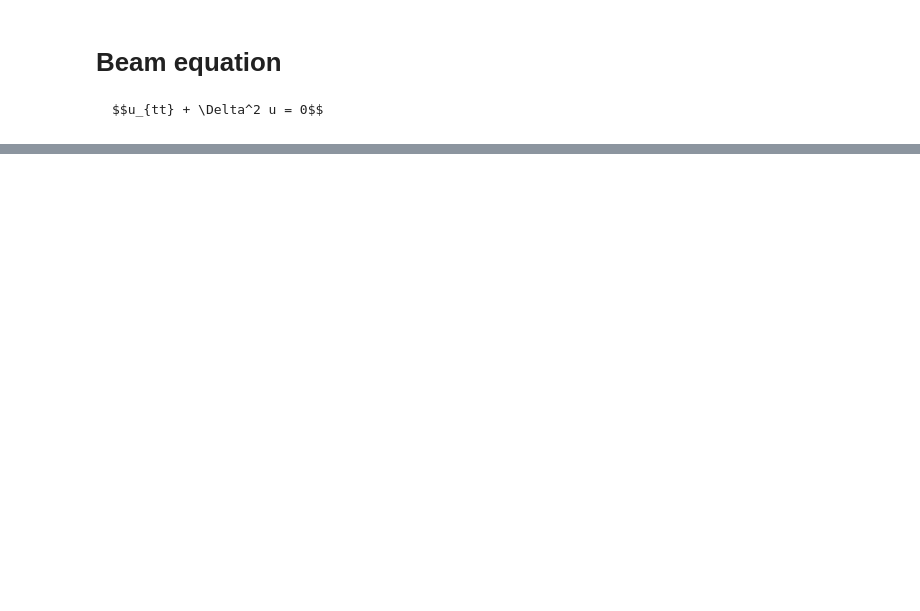
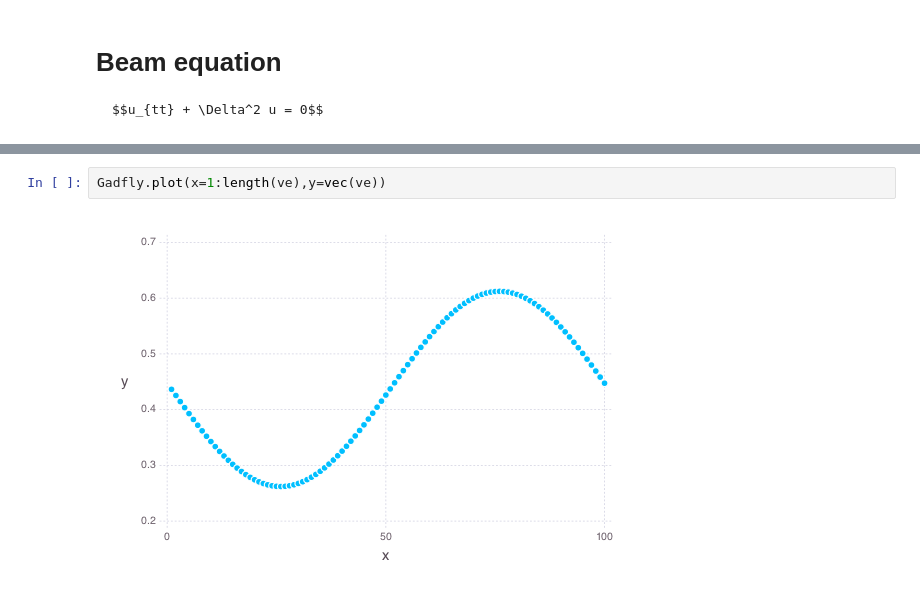
Before and after one commit to JuliaApproximation/ApproxFun.jl, a Jupyter notebook: examples/Time Evolution PDEs on Disk (GLPlot).ipynb, the cells around one changed output, grey strips where cells are left out. Saved outputs shown, nothing was run; the diff lists cells and outputs as text; blank space fills up the shorter version.

```diff
--- a/examples/Time Evolution PDEs on Disk (GLPlot).ipynb
+++ b/examples/Time Evolution PDEs on Disk (GLPlot).ipynb
@@ -120,0 +224,4 @@ Complex{Float64} (constructor with 1 method)
+# %%
+Gadfly.plot(x=1:length(ve),y=vec(ve))
+# %% [output]
+[figure, added]
```
Also changed, not shown: parts of 28 cells of this notebook, 6 other files.
